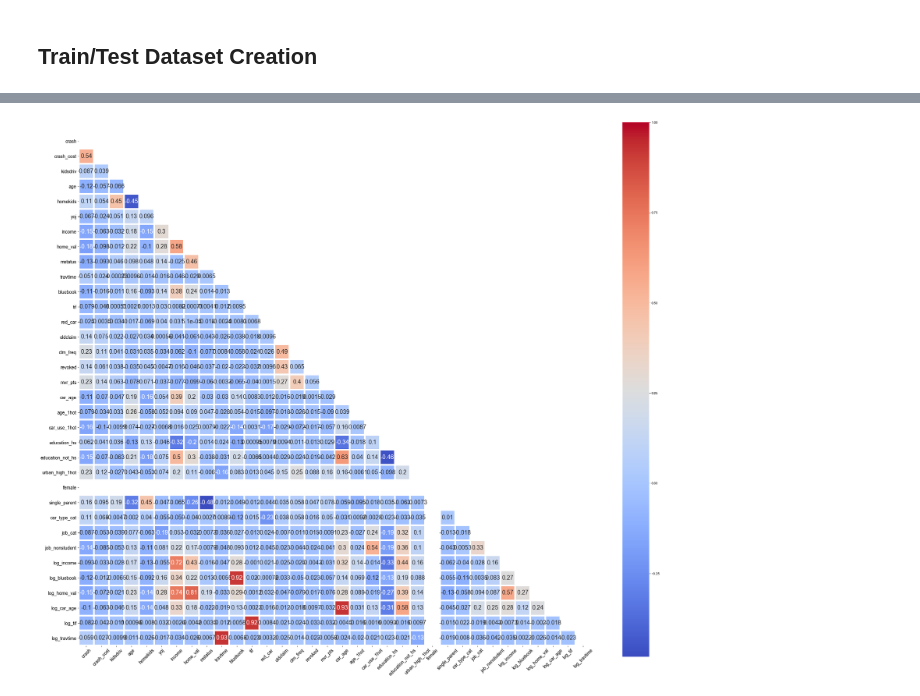
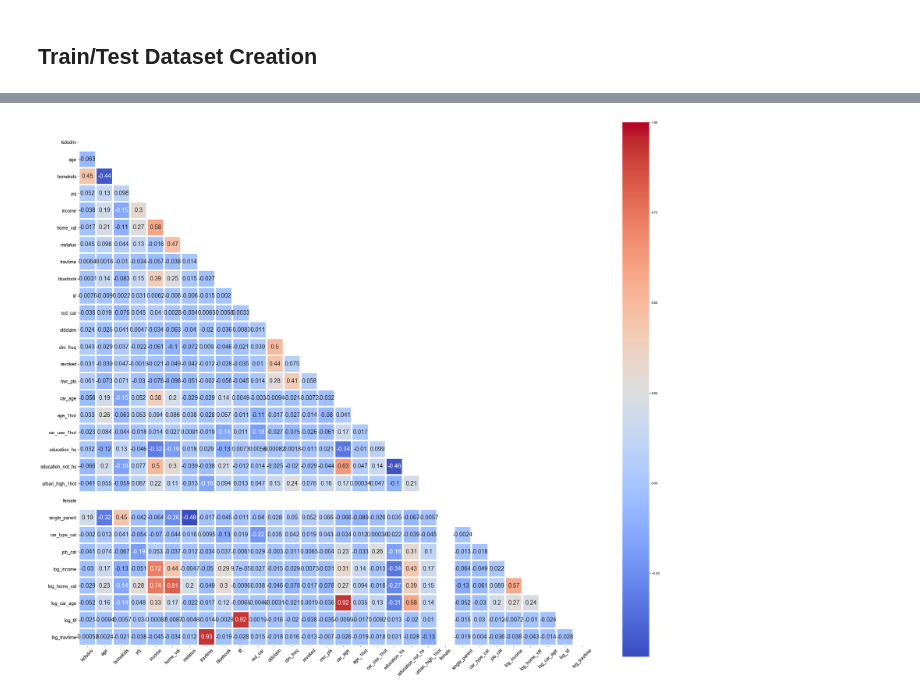
Before and after one commit to nzauner/Auto_Insurance, a Jupyter notebook: notebooks/auto_insurance_eda.ipynb, the cells around one changed output, grey strips where cells are left out. Cells and saved outputs as stored; diff of their text form; code cells hidden in the pictures.

```diff
--- a/notebooks/auto_insurance_eda.ipynb
+++ b/notebooks/auto_insurance_eda.ipynb
@@ -196,0 +168,25 @@ x_train, x_test, y_train, y_test = train_test_split(features, crash, test_size =
+# %%
+#Log Transformations
+
+
+#income - replace zeros with the mean for log transformation
+modified_income = np.where(x_train['income'] == 0, np.mean(x_train['income']), x_train['income'])
+x_train['log_income'] = np.log(modified_income)
+
+#bluebook - replace zeros with the mean for log transformation
+modified_bluebook = np.where(auto_insurance_df['bluebook'] == 0, np.mean(auto_insurance_df['bluebook']), auto_insurance_df['bluebook'])
+auto_insurance_df['log_bluebook'] = np.log(modified_bluebook)
+
+#home_val - replace zeros with the mean for log transformation
+modified_homeval = np.where(x_train['home_val'] == 0, np.mean(x_train['home_val']), x_train['home_val'])
+x_train['log_home_val'] = np.log(modified_homeval)
+
+#car_age - replace zeros with the mean for log transformation
+modified_carage = np.where(x_train['car_age'] == 0, np.mean(x_train['car_age']), x_train['car_age'])
+x_train['log_car_age'] = np.log(modified_carage)
+
+#tif
+x_train['log_tif'] = np.log(x_train['tif'])
+
+#travel time
+x_train['log_travtime'] = np.log(x_train['travtime'])
@@ -197,5 +234,5 @@ x_train, x_test, y_train, y_test = train_test_split(features, crash, test_size =
 # %%
-mask = np.zeros_like(auto_insurance_df.corr())
+mask = np.zeros_like(x_train.corr())
 triangle_indices = np.triu_indices_from(mask)
 mask[triangle_indices] = True
 mask
@@ -210,12 +257,12 @@ array([[1., 1., 1., ..., 1., 1., 1.],
 # %%
 plt.figure(figsize=(35,30))
-ax = sns.heatmap(auto_insurance_df.corr(method='pearson'), cmap="coolwarm", mask=mask, annot=True, annot_kws={"size": 18}, square=True, linewidths=4)
+ax = sns.heatmap(x_train.corr(method='pearson'), cmap="coolwarm", mask=mask, annot=True, annot_kws={"size": 18}, square=True, linewidths=4)
 sns.set_style('white')
 plt.xticks(fontsize=14, rotation=45)
 plt.yticks(fontsize=14, rotation=0)
 bottom, top = ax.get_ylim()
 ax.set_ylim(bottom + 0.5, top - 0.5)
 #plt.ylabel(ylabel=' ', labelpad=100)
 plt.show()
 # %% [output]
-[figure, old version]
+[figure, new version]
```
Also changed, not shown: parts of 11 cells of this notebook.
